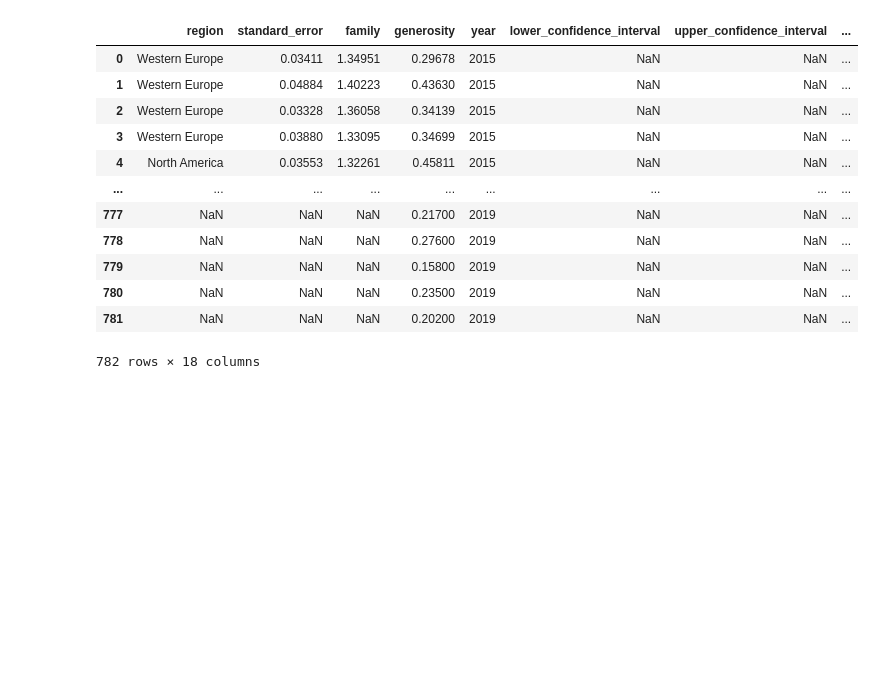
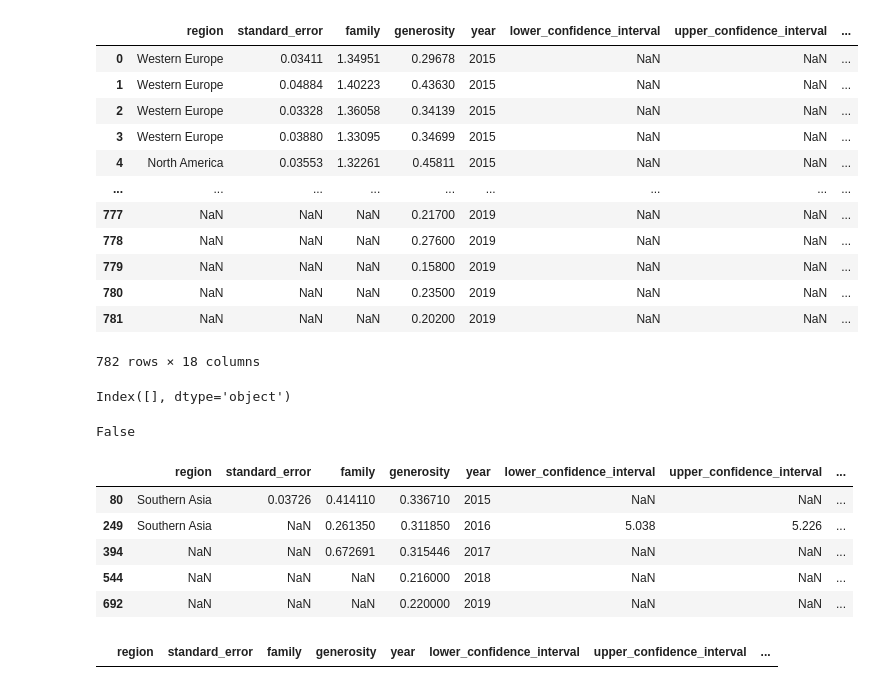
Before and after one commit to syed199921/EDA-on-World-Happiness-Dataset, a Jupyter notebook: eda/eda_world_happiness.ipynb, the cells around one changed output. Drawn from its saved outputs; the diff is of its cells as text; code cells hidden in the pictures; blank space fills up the shorter version.

```diff
--- a/eda/eda_world_happiness.ipynb
+++ b/eda/eda_world_happiness.ipynb
@@ -588,3 +588,20 @@ df_modified
 | 780 | NaN | NaN | NaN | 0.23500 | 2019 | NaN | NaN | ... |
 | 781 | NaN | NaN | NaN | 0.20200 | 2019 | NaN | NaN | ... |
 782 rows × 18 columns
+# %%
+df_modified.columns[df_modified.columns.duplicated()]
+# %% [output]
+Index([], dtype='object')
+# %%
+'Pakistan' in df_modified['country'].values
+# %% [output]
+False
+# %%
+df_modified[df_modified['country'] == 'Pakistan']
+# %% [output]
+|  | region | standard_error | family | generosity | year | lower_confidence_interval | upper_confidence_interval | ... |
+| 80 | Southern Asia | 0.03726 | 0.414110 | 0.336710 | 2015 | NaN | NaN | ... |
+| 249 | Southern Asia | NaN | 0.261350 | 0.311850 | 2016 | 5.038 | 5.226 | ... |
+| 394 | NaN | NaN | 0.672691 | 0.315446 | 2017 | NaN | NaN | ... |
+| 544 | NaN | NaN | NaN | 0.216000 | 2018 | NaN | NaN | ... |
+| 692 | NaN | NaN | NaN | 0.220000 | 2019 | NaN | NaN | ... |
@@ -590,0 +613,4 @@ df_modified
+# %%
+df_modified[df_modified['country'] == ""]
+# %% [output]
+|  | region | standard_error | family | generosity | year | lower_confidence_interval | upper_confidence_interval | ... |
```
Also changed, not shown: parts of 6 cells of this notebook, 1 other file.
